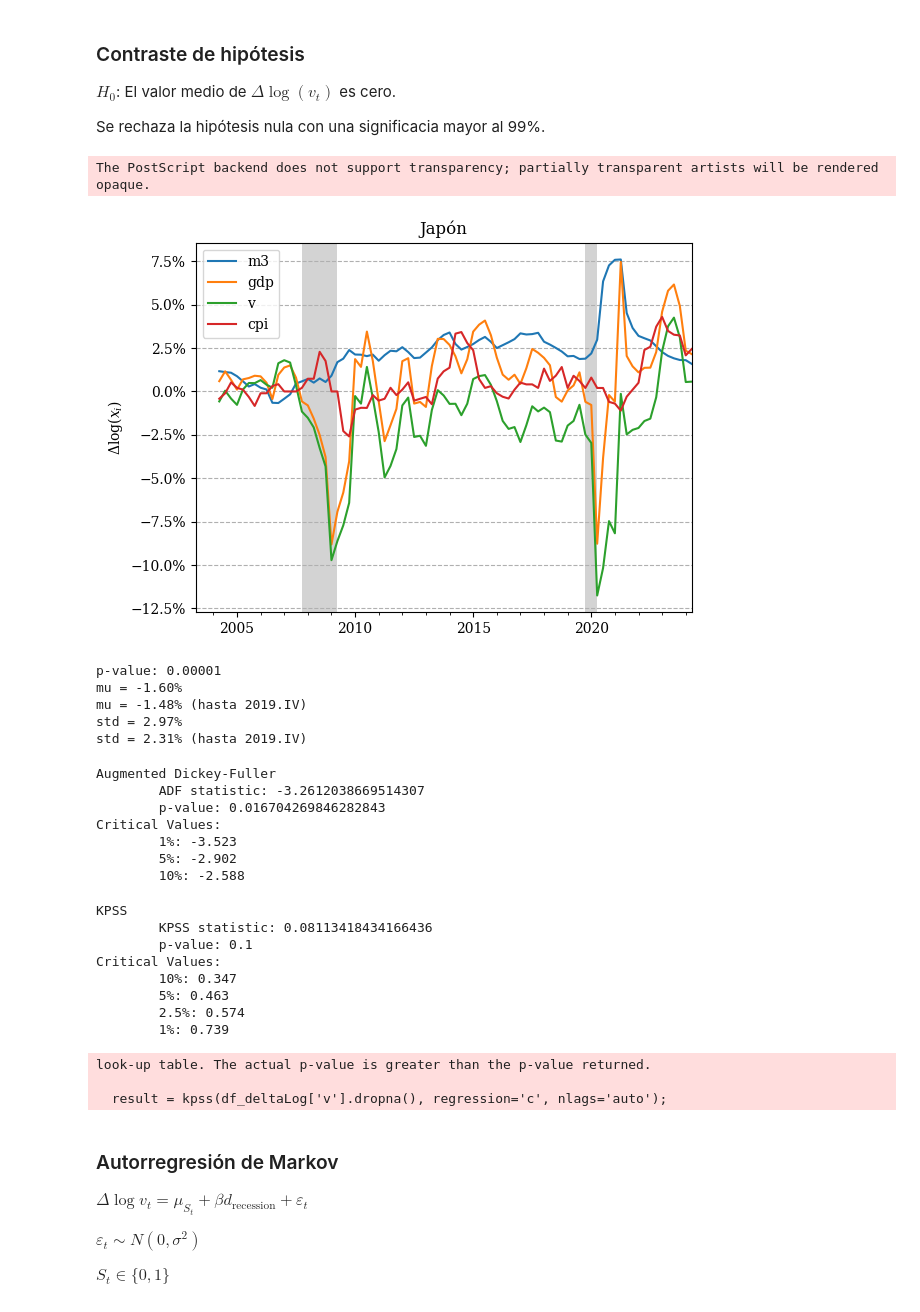
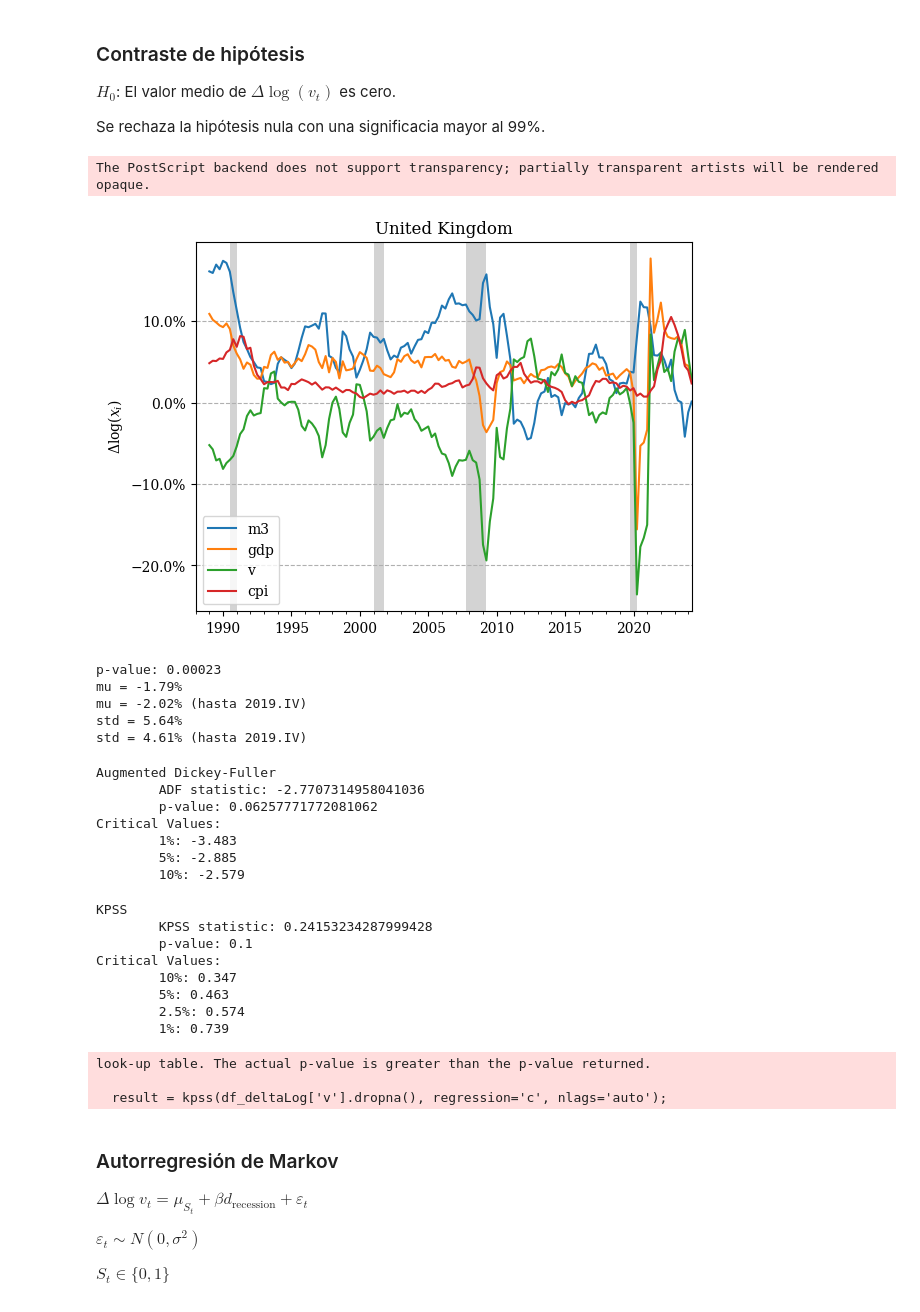
Before and after one commit to MiguelPuntoEs/money-growth, a Jupyter notebook: money-growth.ipynb, the cells around one changed output. Saved outputs shown, nothing was run; the diff lists cells and outputs as text; code cells hidden in the pictures.

```diff
--- a/money-growth.ipynb
+++ b/money-growth.ipynb
@@ -275,3 +21,9 @@ ax.set_ylabel('Cambio anual');
+# %%
+df_us = pd.read_pickle('data/us.pickle')
+df_eu = pd.read_pickle('data/eu.pickle')
+df_ch = pd.read_pickle('data/ch.pickle')
+df_uk = pd.read_pickle('data/uk.pickle')
+df_jp = pd.read_pickle('data/jp.pickle')
 # %% [markdown]
 ## Exploración de datos
 # %%
@@ -352,33 +84,43 @@ Se rechaza la hipótesis nula con una significacia mayor al 99%.
 # %%
 # df_deltaLog = df_ch[['m3', 'gdp', 'v']].dropna().apply(np.log).diff(periods=4)
 # df_deltaLog['cpi'] = df_eu['cpi']/100
 
-df_deltaLog = df_jp[['m3', 'gdp', 'v', 'cpi']].dropna().apply(np.log).diff(periods=4)
-region = 'jp'
+df_deltaLog = df_uk[['m3', 'gdp', 'v', 'cpi']].dropna().apply(np.log).diff(periods=4)
+region = 'uk'
 
 regions = {
   'us': 'Estados Unidos',
   'eu': 'Eurozona',
   'ch': 'Suiza',
   'uk': 'Reino Unido',
   'jp': 'Japón'
+}
+
+regions = {
+  'us': 'United States',
+  'eu': 'Euro area',
+  'ch': 'Switzerland',
+  'uk': 'United Kingdom',
+  'jp': 'Japan'
 }
 
 add_recessions(df_deltaLog)
 
 fig, ax = plt.subplots()
 df_deltaLog[['m3', 'gdp', 'v', 'cpi']].plot(ax=ax)
 plot_recessions(ax)
 
 ax.yaxis.set_major_formatter(mtick.PercentFormatter(1.0))
 ax.grid(which='major', axis='y', linestyle='--')  #  or both
 ax.set_xlabel('')
 ax.set_ylabel(r'$\Delta\log(x_i)$');
 ax.set_title(regions[region])
-fig.savefig(f'{PLOTS_PATH}/{region}-magnitudes.eps', bbox_inches='tight')
+
+fig.savefig(f'{PLOTS_PATH}/magnitudes-{region}.eps', bbox_inches='tight')
+fig.savefig(f'{PLOTS_PATH}/magnitudes-{region}.svg', bbox_inches='tight')
 # %% [output]
 The PostScript backend does not support transparency; partially transparent artists will be rendered opaque.
-[figure, old version]
+[figure, new version]
 # %%
 from scipy.stats import t
 
@@ -401,11 +143,11 @@ print(f'std = {sm_yi*100:.2f}%')
 print(
     f"std = {df_deltaLog.loc[:'2019-12-31', 'v'].std()*100:.2f}% (hasta 2019.IV)")
 # %% [output]
-p-value: 0.00001
-mu = -1.60%
-mu = -1.48% (hasta 2019.IV)
-std = 2.97%
-std = 2.31% (hasta 2019.IV)
+p-value: 0.00023
+mu = -1.79%
+mu = -2.02% (hasta 2019.IV)
+std = 5.64%
+std = 4.61% (hasta 2019.IV)
 # %%
 # %% Augmented Dickey-Fuller
 from statsmodels.tsa.stattools import adfuller
@@ -419,12 +161,12 @@ for key, value in result[4].items():
     print('\t%s: %.3f' % (key, value))
 # %% [output]
 Augmented Dickey-Fuller
-        ADF statistic: -3.2612038669514307
-        p-value: 0.016704269846282843
+        ADF statistic: -2.7707314958041036
+        p-value: 0.06257771772081062
 Critical Values:
-        1%: -3.523
-        5%: -2.902
-        10%: -2.588
+        1%: -3.483
+        5%: -2.885
+        10%: -2.579
 # %%
 from statsmodels.tsa.stattools import kpss
 
@@ -438,7 +180,7 @@ for key, value in result[3].items():
     print('\t%s: %.3f' % (key, value))
 # %% [output]
 KPSS
-        KPSS statistic: 0.08113418434166436
+        KPSS statistic: 0.24153234287999428
         p-value: 0.1
 Critical Values:
         10%: 0.347
```
Also changed, not shown: parts of 32 cells of this notebook, 40 other files.
